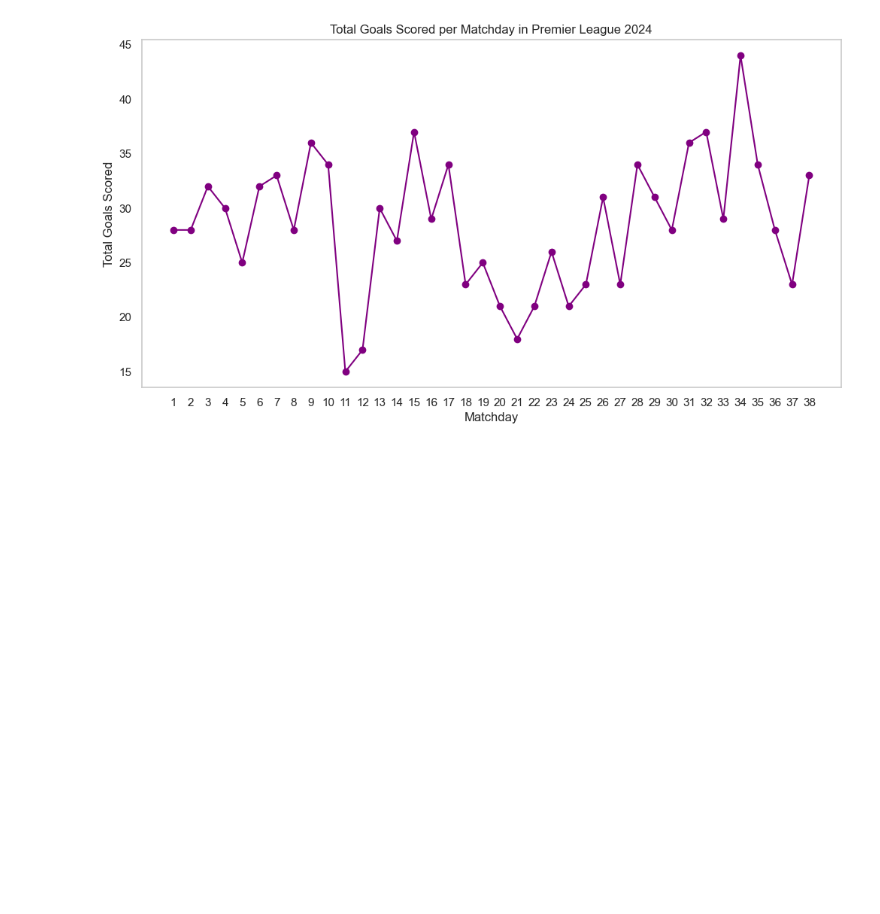
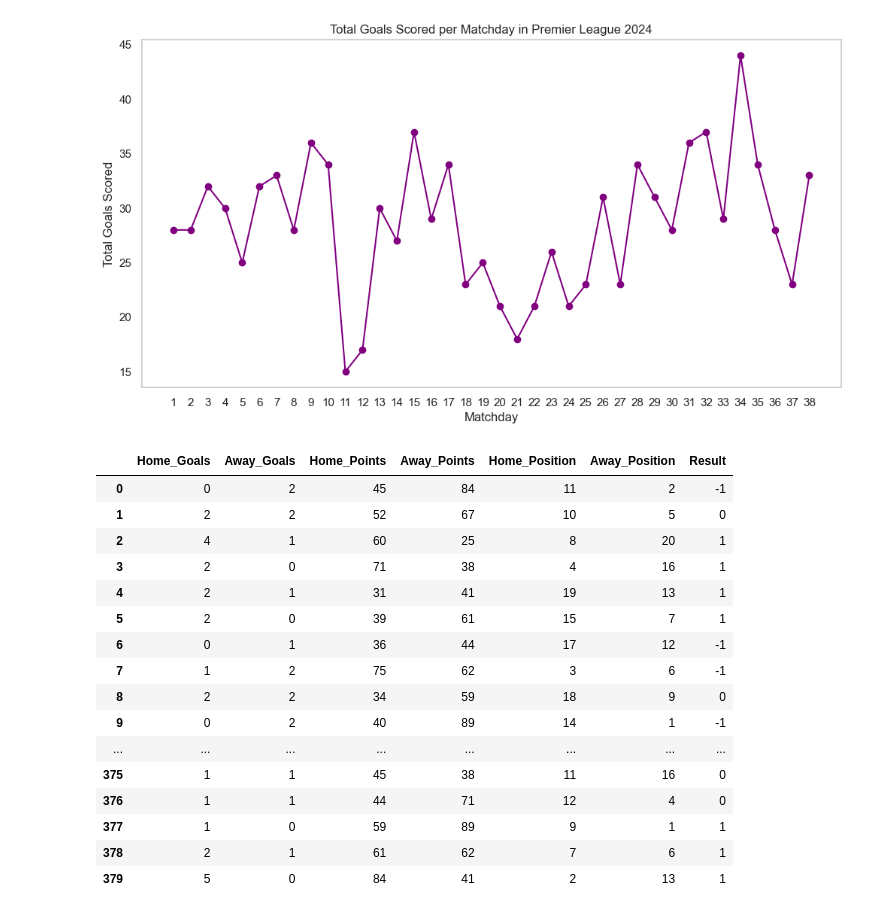
Before and after one commit to lusbnz/football-notebook, a Jupyter notebook: step_1/epl_2022.ipynb, the cells around one changed output. Cells and saved outputs as stored; diff of their text form; code cells hidden in the pictures; blank space fills up the shorter version.

```diff
--- a/step_1/epl_2022.ipynb
+++ b/step_1/epl_2022.ipynb
@@ -546,3 +546,60 @@ plt.grid()
 plt.show()
 # %% [output]
 [figure]
+# %%
+import pandas as pd
+
+data = []
+for matchday, match_list in matches_by_matchday.items():
+    for match in match_list:
+        home_team = match['Home Team']
+        away_team = match['Away Team']
+        home_score = match['FT Home Score']
+        away_score = match['FT Away Score']
+
+        home_info = final_standing_df[final_standing_df['Team'] == home_team].iloc[0]
+        away_info = final_standing_df[final_standing_df['Team'] == away_team].iloc[0]
+
+        if pd.notna(home_score) and pd.notna(away_score):
+            if home_score > away_score:
+                label = 1
+            elif away_score > home_score:
+                label = -1
+            elif home_score == away_score:
+                label = 0
+            else:
+                continue
+
+            data.append({
+                'Home_Goals': home_score,
+                'Away_Goals': away_score,
+                'Home_Points': home_info['Total Points'],
+                'Away_Points': away_info['Total Points'],
+                'Home_Position': home_info['Pos'],
+                'Away_Position': away_info['Pos'],
+                'Result': label
+            })
+
+df = pd.DataFrame(data)
+
+df_clean = df.dropna()
+
+df_clean
+# %% [output]
+|  | Home_Goals | Away_Goals | Home_Points | Away_Points | Home_Position | Away_Position | Result |
+| 0 | 0 | 2 | 45 | 84 | 11 | 2 | -1 |
+| 1 | 2 | 2 | 52 | 67 | 10 | 5 | 0 |
+| 2 | 4 | 1 | 60 | 25 | 8 | 20 | 1 |
+| 3 | 2 | 0 | 71 | 38 | 4 | 16 | 1 |
+| 4 | 2 | 1 | 31 | 41 | 19 | 13 | 1 |
+| 5 | 2 | 0 | 39 | 61 | 15 | 7 | 1 |
+| 6 | 0 | 1 | 36 | 44 | 17 | 12 | -1 |
+| 7 | 1 | 2 | 75 | 62 | 3 | 6 | -1 |
+| 8 | 2 | 2 | 34 | 59 | 18 | 9 | 0 |
+| 9 | 0 | 2 | 40 | 89 | 14 | 1 | -1 |
+| ... | ... | ... | ... | ... | ... | ... | ... |
+| 375 | 1 | 1 | 45 | 38 | 11 | 16 | 0 |
+| 376 | 1 | 1 | 44 | 71 | 12 | 4 | 0 |
+| 377 | 1 | 0 | 59 | 89 | 9 | 1 | 1 |
+| 378 | 2 | 1 | 61 | 62 | 7 | 6 | 1 |
+| 379 | 5 | 0 | 84 | 41 | 2 | 13 | 1 |
```
Also changed, not shown: parts of 3 cells of this notebook, 2 other files.
